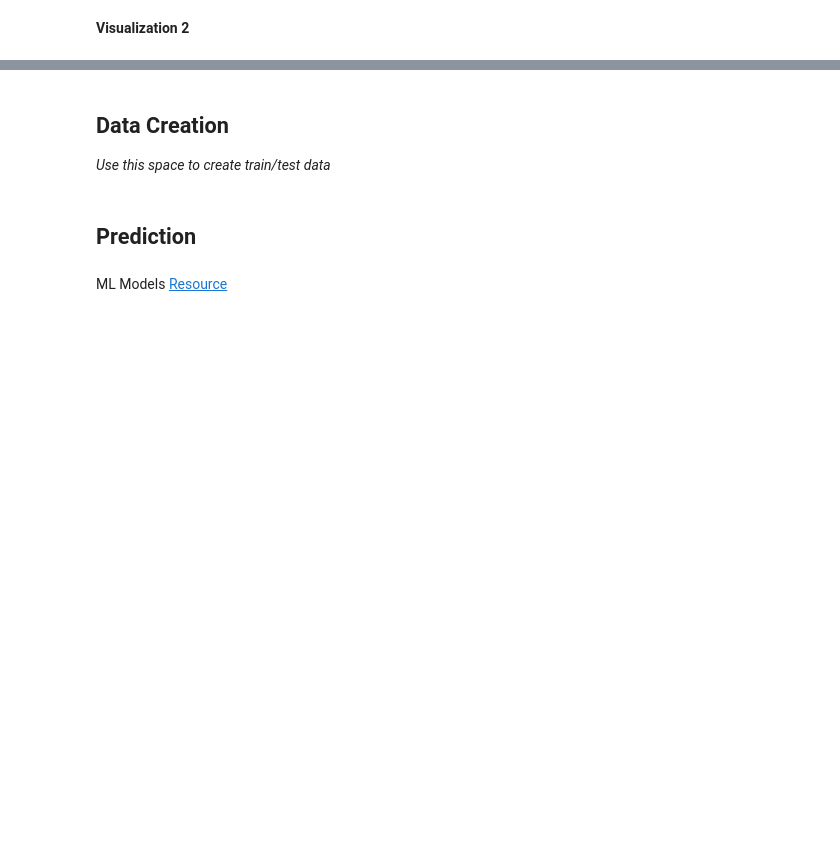
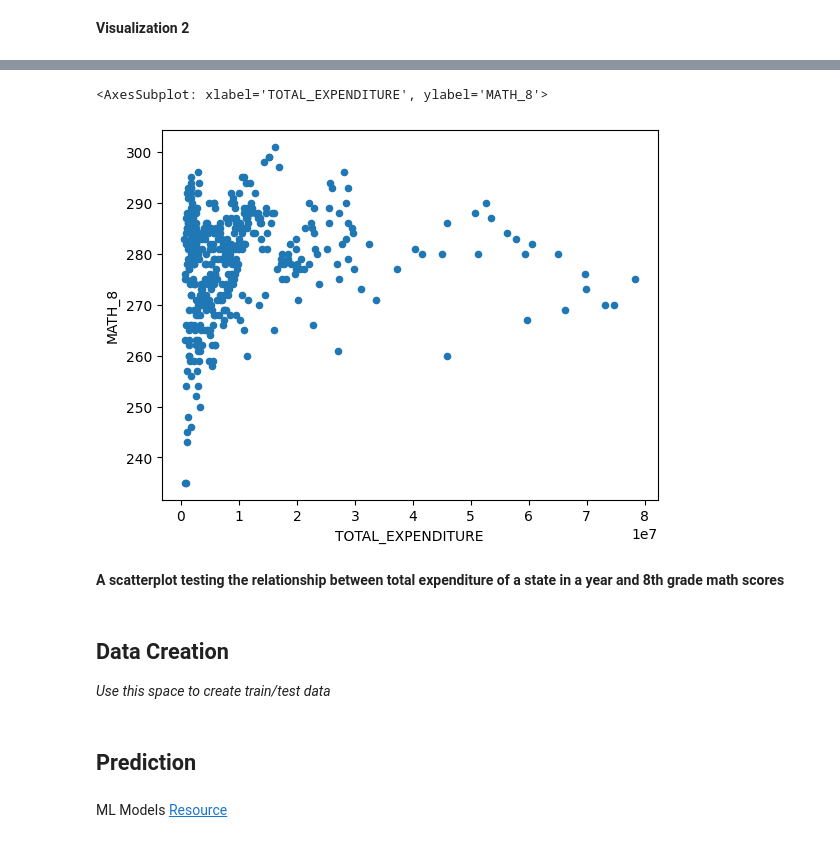
Before and after one commit to khan0130/Git-setup, a Jupyter notebook: tutorial1/checkpoint1.ipynb, the cells around one changed output, grey strips where cells are left out. Drawn from its saved outputs; the diff is of its cells as text; code cells hidden in the pictures; blank space fills up the shorter version.

```diff
--- a/tutorial1/checkpoint1.ipynb
+++ b/tutorial1/checkpoint1.ipynb
@@ -92,3 +196,10 @@ Investigate the relationship between your chosen response variable and at least
+# %%
+data.plot.scatter(x="TOTAL_EXPENDITURE", y="MATH_8")
+# %% [output]
+<AxesSubplot: xlabel='TOTAL_EXPENDITURE', ylabel='MATH_8'>
+[figure, added]
+# %% [markdown]
+**A scatterplot testing the relationship between total expenditure of a state in a year and 8th grade math scores**
 # %% [markdown]
 <h2> Data Creation </h2>
 
```
Also changed, not shown: parts of 25 cells of this notebook, 1 other file.
